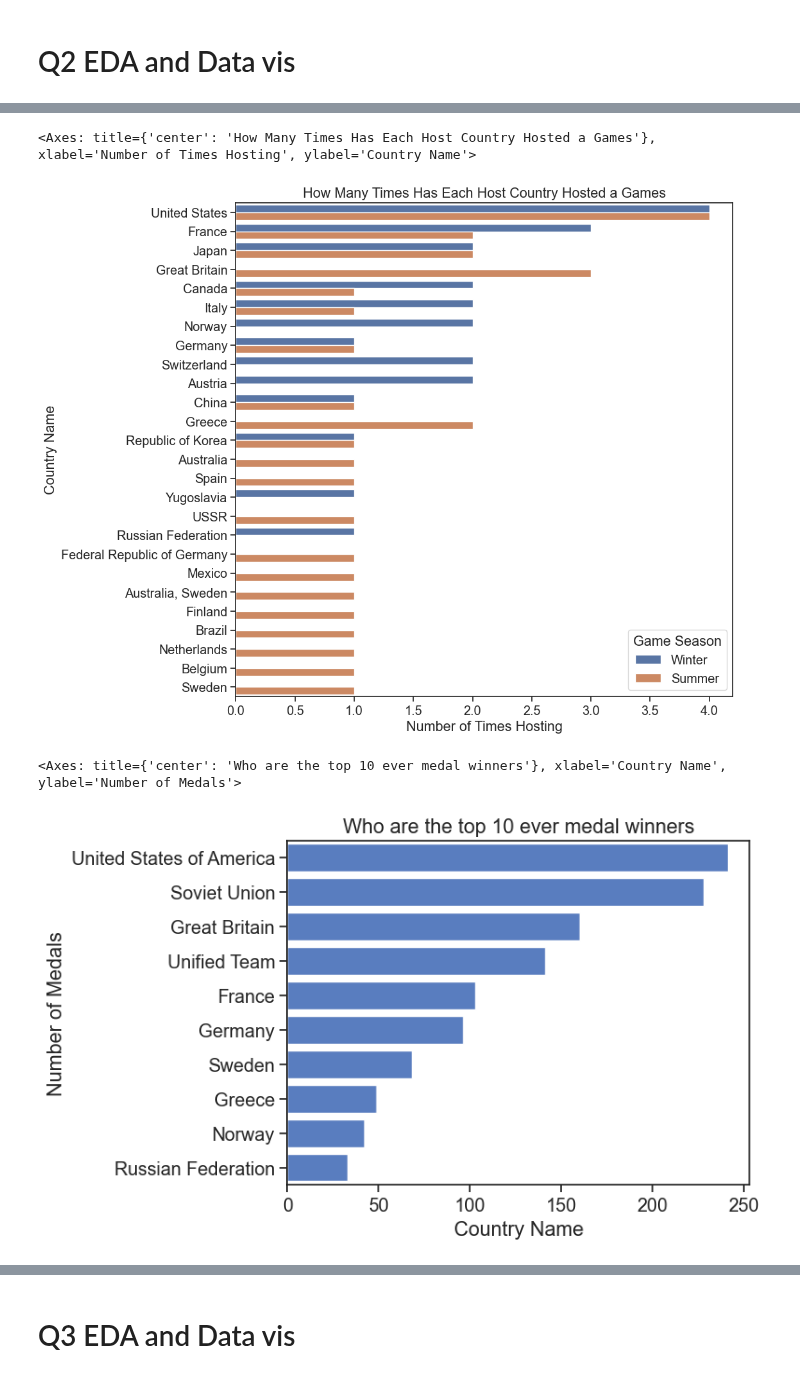
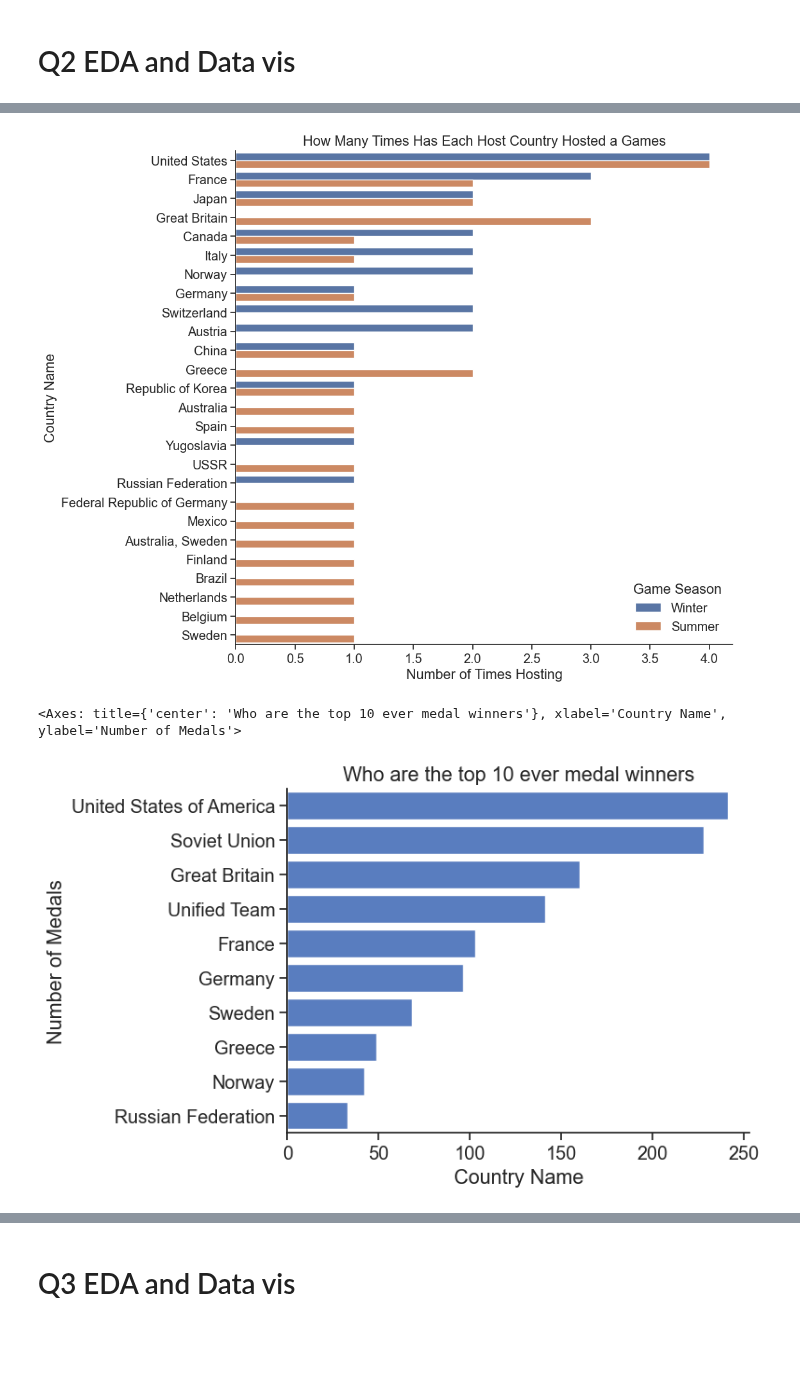
Before and after one commit to ubco-W2022T2-data301/project-group-group17, a Jupyter notebook: analysis/notebooks/analysis_conan.ipynb, the cells around one changed output, grey strips where cells are left out. Drawn from its saved outputs; the diff is of its cells as text; code cells hidden in the pictures; blank space fills up the shorter version.

```diff
--- a/analysis/notebooks/analysis_conan.ipynb
+++ b/analysis/notebooks/analysis_conan.ipynb
@@ -254,28 +258,27 @@ plot = sns.countplot(df1, y="game_location",
                      hue = 'game_season')
 
 plot.set(xlabel ="Number of Times Hosting", ylabel ="Country Name", title = "How Many Times Has Each Host Country Hosted a Games")
-plt.legend(title='Game Season')
-
-plot
+plt.legend(title='Game Season', frameon=False)
+sns.despine()
 # %% [output]
-<Axes: title={'center': 'How Many Times Has Each Host Country Hosted a Games'}, xlabel='Number of Times Hosting', ylabel='Country Name'>
-[figure, old version]
+[figure, new version]
 # %%
 # Q2 Data vis (method chained)
 
 # reshow the most ever won medals, lets compare how the 2 plots differ
 
 df = medal_bysex
 
 df = (df.sort_values(by=['medal_all'], ascending = False).groupby('year').head(10).reset_index()
       .drop(['index'], axis= "columns")
       .groupby('country_name', group_keys=False).apply(lambda x: x.loc[x.medal_all.idxmax()]).sort_values('medal_all',ascending = False).groupby('year').head(10))
 
 
 plot = sns.barplot(x="medal_all", y="country_name", data=df,
                    label="Total Medals Won", color="b")
 plot.set(ylabel ="Number of Medals", xlabel ="Country Name", title = "Who are the top 10 ever medal winners")
+sns.despine()
 plot
 # %% [output]
 <Axes: title={'center': 'Who are the top 10 ever medal winners'}, xlabel='Country Name', ylabel='Number of Medals'>
-[figure, old version]
+[figure, new version]
```
Also changed, not shown: parts of 18 cells of this notebook.
